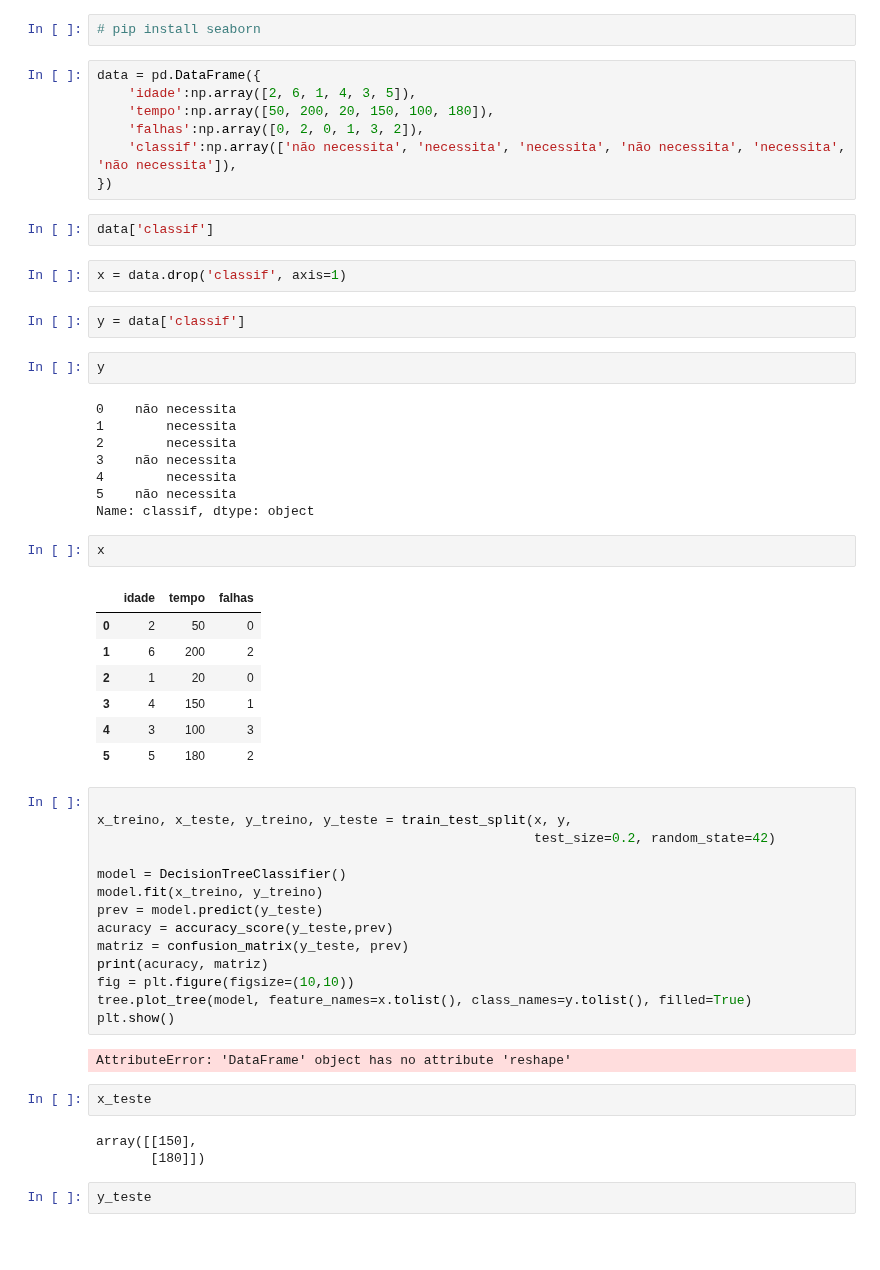
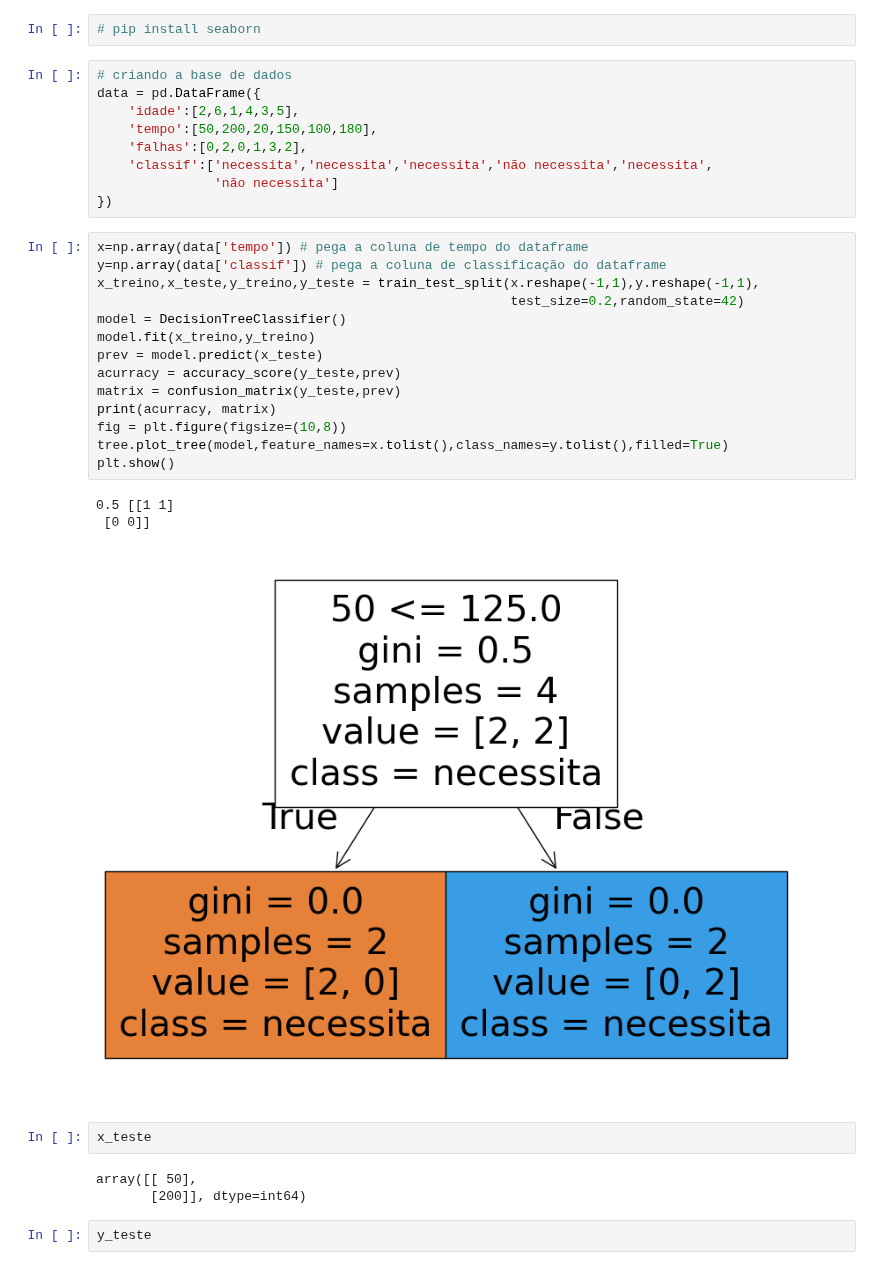
Before and after one commit to LuizEduardoBS/IABD_Inteligencia_Artificial_E_Big_Data, a Jupyter notebook: Aula_6/Exercicios/exercicio_5.ipynb, the cells around one changed output. Drawn from its saved outputs; the diff is of its cells as text; blank space fills up the shorter version.

```diff
--- a/Aula_6/Exercicios/exercicio_5.ipynb
+++ b/Aula_6/Exercicios/exercicio_5.ipynb
@@ -11,59 +11,37 @@ from sklearn.metrics import confusion_matrix # Importa a matriz de confusão
 # %%
 # pip install seaborn
 # %%
+# criando a base de dados
 data = pd.DataFrame({
-    'idade':np.array([2, 6, 1, 4, 3, 5]),
-    'tempo':np.array([50, 200, 20, 150, 100, 180]),
-    'falhas':np.array([0, 2, 0, 1, 3, 2]),
-    'classif':np.array(['não necessita', 'necessita', 'necessita', 'não necessita', 'necessita', 'não necessita']),
+    'idade':[2,6,1,4,3,5],
+    'tempo':[50,200,20,150,100,180],
+    'falhas':[0,2,0,1,3,2],
+    'classif':['necessita','necessita','necessita','não necessita','necessita',
+               'não necessita']
 })
-# %%
-data['classif']
-# %%
-x = data.drop('classif', axis=1)
-# %%
-y = data['classif']
-# %%
-y
-# %% [output]
-0    não necessita
-1        necessita
-2        necessita
-3    não necessita
-4        necessita
-5    não necessita
-Name: classif, dtype: object
-# %%
-x
-# %% [output]
-|  | idade | tempo | falhas |
-| 0 | 2 | 50 | 0 |
-| 1 | 6 | 200 | 2 |
-| 2 | 1 | 20 | 0 |
-| 3 | 4 | 150 | 1 |
-| 4 | 3 | 100 | 3 |
-| 5 | 5 | 180 | 2 |
 # %%
-
-x_treino, x_teste, y_treino, y_teste = train_test_split(x, y,
-                                                        test_size=0.2, random_state=42)
-
+x=np.array(data['tempo']) # pega a coluna de tempo do dataframe
+y=np.array(data['classif']) # pega a coluna de classificação do dataframe
+x_treino,x_teste,y_treino,y_teste = train_test_split(x.reshape(-1,1),y.reshape(-1,1),
+                                                     test_size=0.2,random_state=42)
 model = DecisionTreeClassifier()
-model.fit(x_treino, y_treino)
-prev = model.predict(y_teste)
-acuracy = accuracy_score(y_teste,prev)
-matriz = confusion_matrix(y_teste, prev)
-print(acuracy, matriz)
-fig = plt.figure(figsize=(10,10))
-tree.plot_tree(model, feature_names=x.tolist(), class_names=y.tolist(), filled=True)
+model.fit(x_treino,y_treino)
+prev = model.predict(x_teste)
+acurracy = accuracy_score(y_teste,prev)
+matrix = confusion_matrix(y_teste,prev)
+print(acurracy, matrix)
+fig = plt.figure(figsize=(10,8))
+tree.plot_tree(model,feature_names=x.tolist(),class_names=y.tolist(),filled=True)
 plt.show()
 # %% [output]
-AttributeError: 'DataFrame' object has no attribute 'reshape'
+0.5 [[1 1]
+ [0 0]]
+[figure, added]
 # %%
 x_teste
 # %% [output]
-array([[150],
-       [180]])
+array([[ 50],
+       [200]], dtype=int64)
 # %%
 y_teste
 # %% [output]
```
Also changed, not shown: parts of 1 cell of this notebook, 1 other file.
